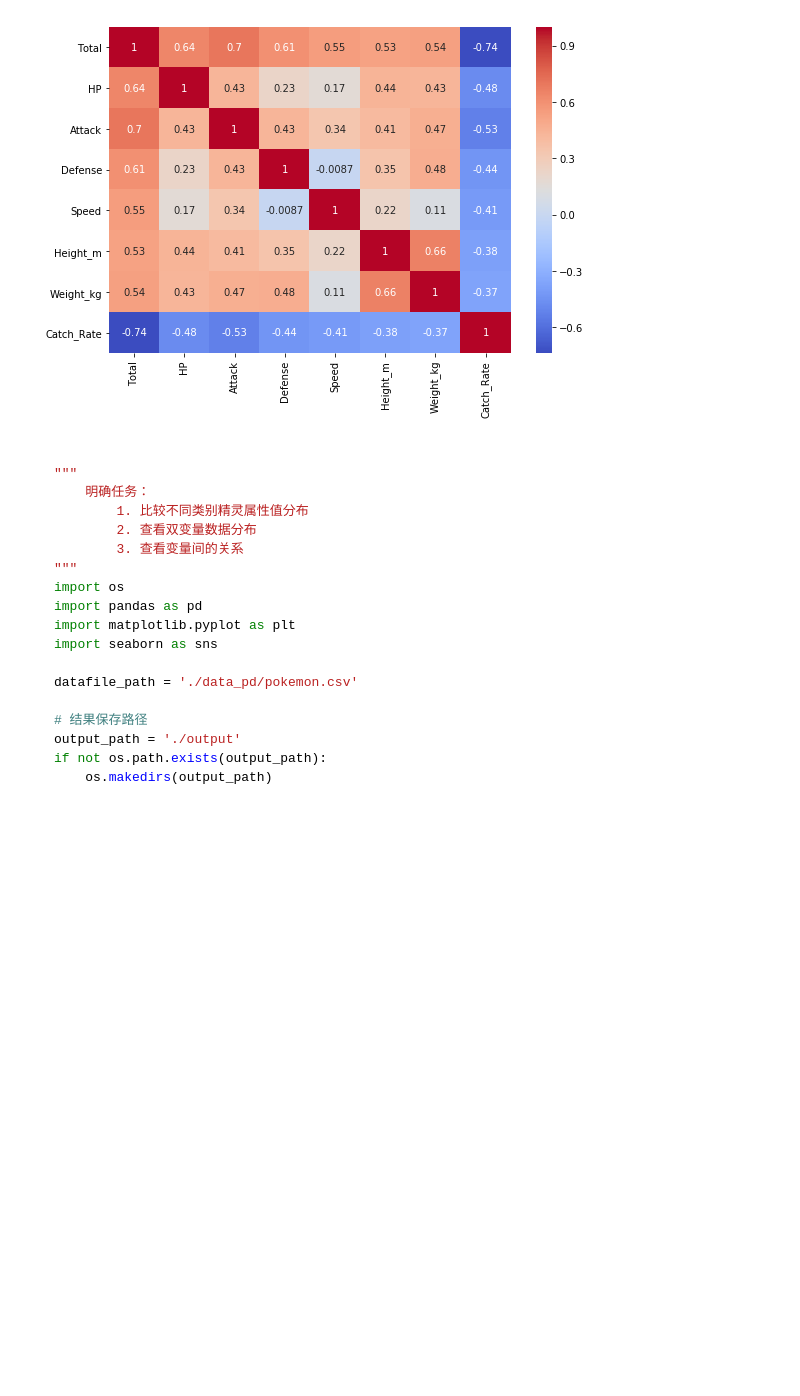
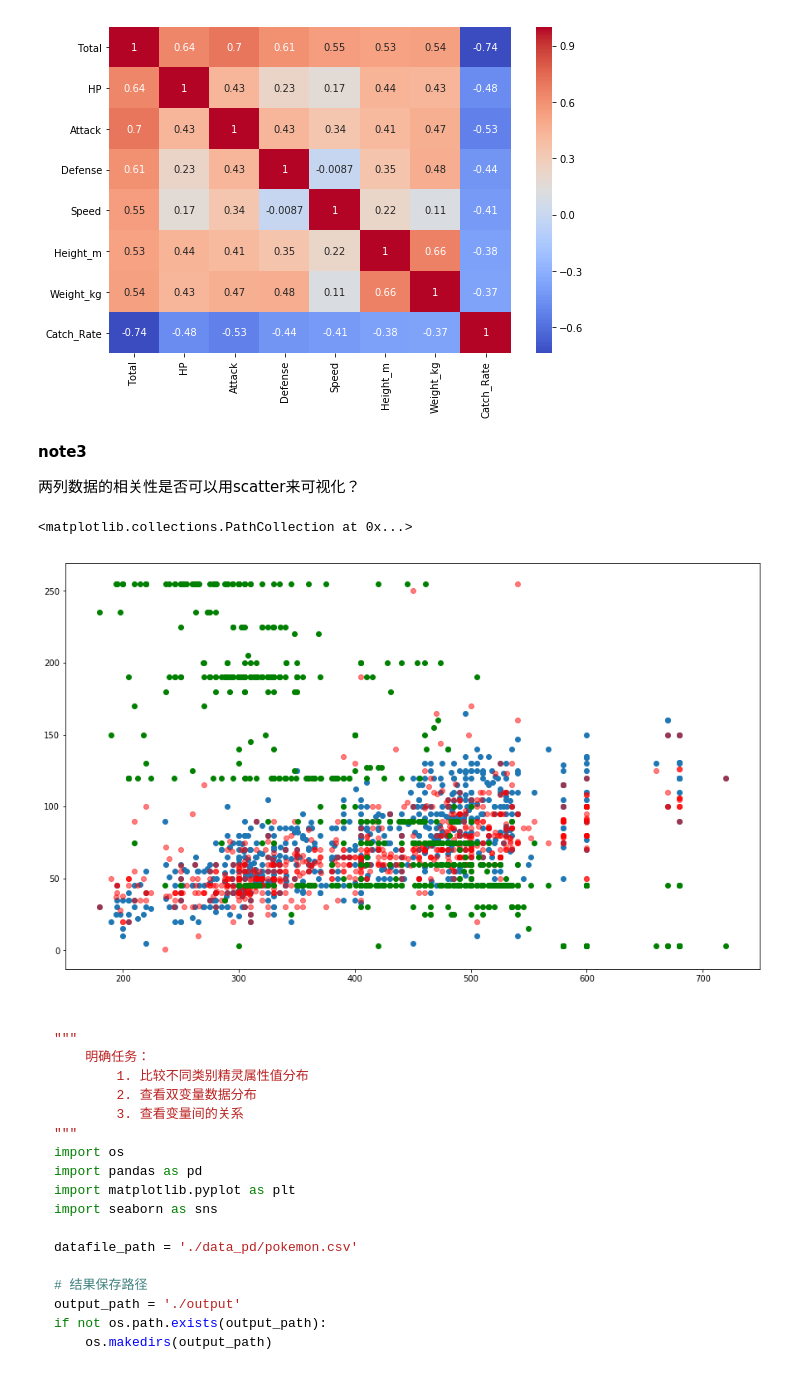
Before and after one commit to davidkorea/DATA_ANALYSIS, a Jupyter notebook: 4_pokemon_properties/8_分析神奇宝贝的变量关系数据.ipynb, the cells around one changed output. Saved outputs shown, nothing was run; the diff lists cells and outputs as text; code cells hidden in the pictures; blank space fills up the shorter version.

Commit message:
scatter plot similar as jointplot

````diff
--- a/4_pokemon_properties/8_分析神奇宝贝的变量关系数据.ipynb
+++ b/4_pokemon_properties/8_分析神奇宝贝的变量关系数据.ipynb
@@ -95,6 +95,18 @@ sns.heatmap(data_df_corr, annot=True, cmap='coolwarm')
 # %% [output]
 <matplotlib.axes._subplots.AxesSubplot at 0x...>
 [figure]
+# %% [markdown]
+**note3**
+
+两列数据的相关性是否可以用scatter来可视化？
+# %%
+plt.figure(figsize=(15,9))
+plt.scatter(x='Total', y='Attack', data=data_df)
+plt.scatter(x='Total', y='HP', data=data_df, color='r',alpha=0.5)
+plt.scatter(x='Total', y='Catch_Rate', data=data_df, color='g')
+# %% [output]
+<matplotlib.collections.PathCollection at 0x...>
+[figure, added]
 # %% [markdown]
 ```python
 
````
